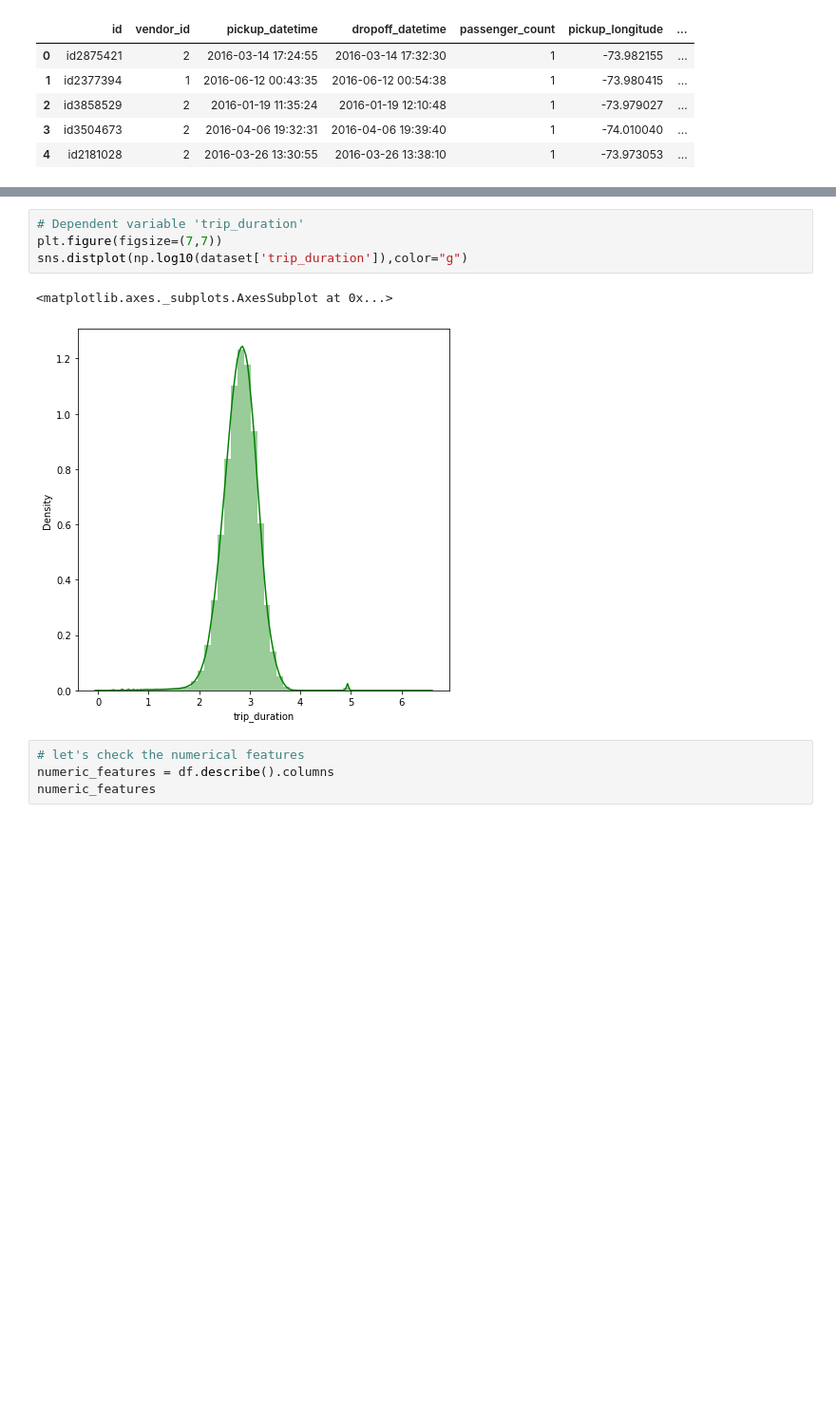
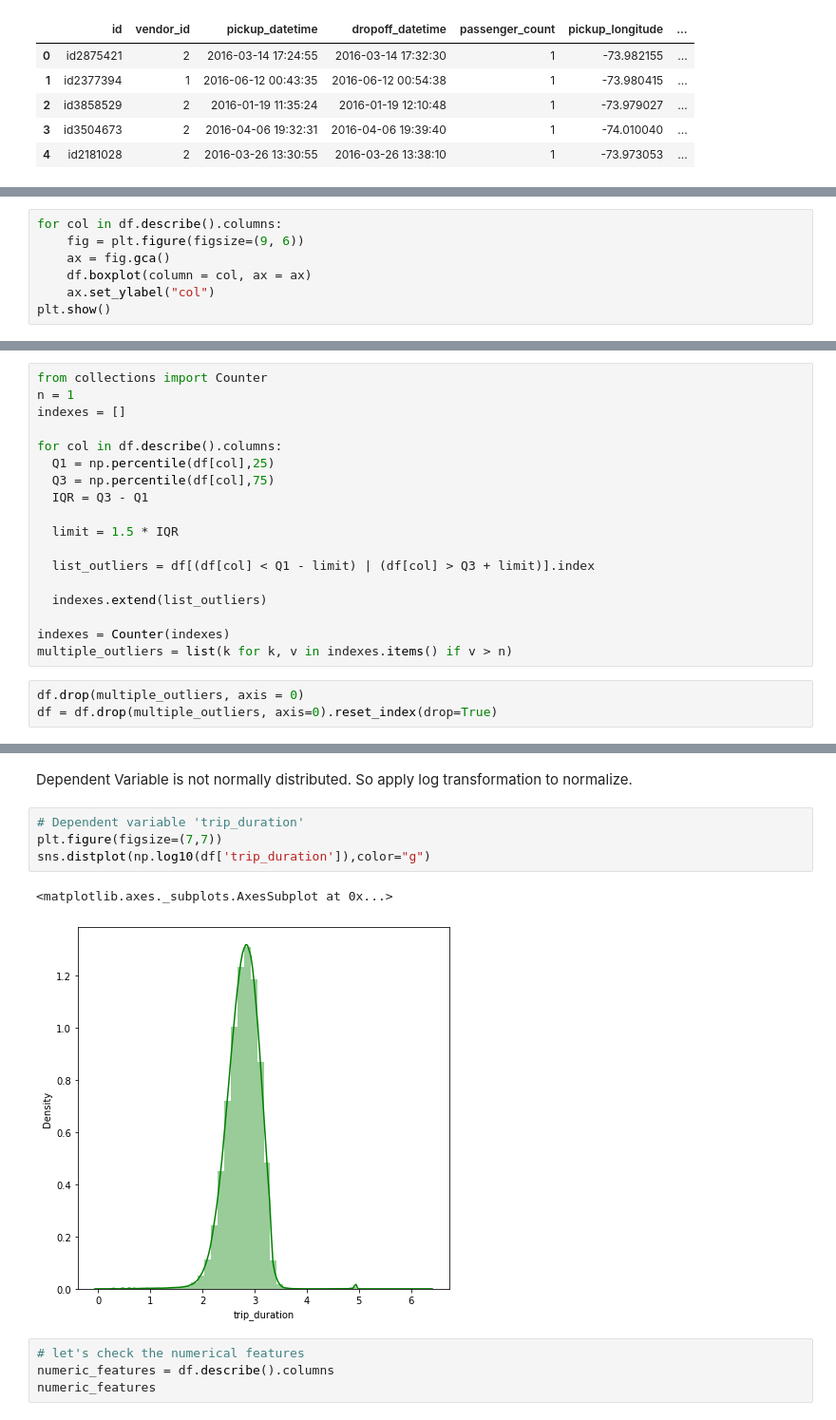
Before and after one commit to jogapritam/Global-Terrorism-Analysis, a Jupyter notebook: NYC_Taxi_Trip_Time_Prediction_Jogapritam_Sahu_.ipynb, the cells around one changed output, grey strips where cells are left out. Shown: that part at 95% size. Saved outputs shown, nothing was run; the diff lists cells and outputs as text; blank space fills up the shorter version.

```diff
--- a/NYC_Taxi_Trip_Time_Prediction_Jogapritam_Sahu_.ipynb
+++ b/NYC_Taxi_Trip_Time_Prediction_Jogapritam_Sahu_.ipynb
@@ -196,0 +202,7 @@ df.head()
+# %%
+for col in df.describe().columns:
+    fig = plt.figure(figsize=(9, 6))
+    ax = fig.gca()
+    df.boxplot(column = col, ax = ax)
+    ax.set_ylabel("col")
+plt.show()
@@ -196,0 +219,21 @@ df.head()
+# %%
+from collections import Counter
+n = 1
+indexes = []
+
+for col in df.describe().columns:
+  Q1 = np.percentile(df[col],25)
+  Q3 = np.percentile(df[col],75)
+  IQR = Q3 - Q1
+
+  limit = 1.5 * IQR
+
+  list_outliers = df[(df[col] < Q1 - limit) | (df[col] > Q3 + limit)].index
+
+  indexes.extend(list_outliers)
+
+indexes = Counter(indexes)
+multiple_outliers = list(k for k, v in indexes.items() if v > n)
+# %%
+df.drop(multiple_outliers, axis = 0)
+df = df.drop(multiple_outliers, axis=0).reset_index(drop=True)
@@ -204,10 +266,12 @@ sns.distplot(dataset['trip_duration'],color="y")
+# %% [markdown]
+Dependent Variable is not normally distributed. So apply log transformation to normalize.
 # %%
 # Dependent variable 'trip_duration'
 plt.figure(figsize=(7,7))
-sns.distplot(np.log10(dataset['trip_duration']),color="g")
+sns.distplot(np.log10(df['trip_duration']),color="g")
 # %% [output]
 <matplotlib.axes._subplots.AxesSubplot at 0x...>
-[figure, old version]
+[figure, new version]
 # %%
 # let's check the numerical features
 numeric_features = df.describe().columns
```
Also changed, not shown: parts of 38 cells of this notebook.
